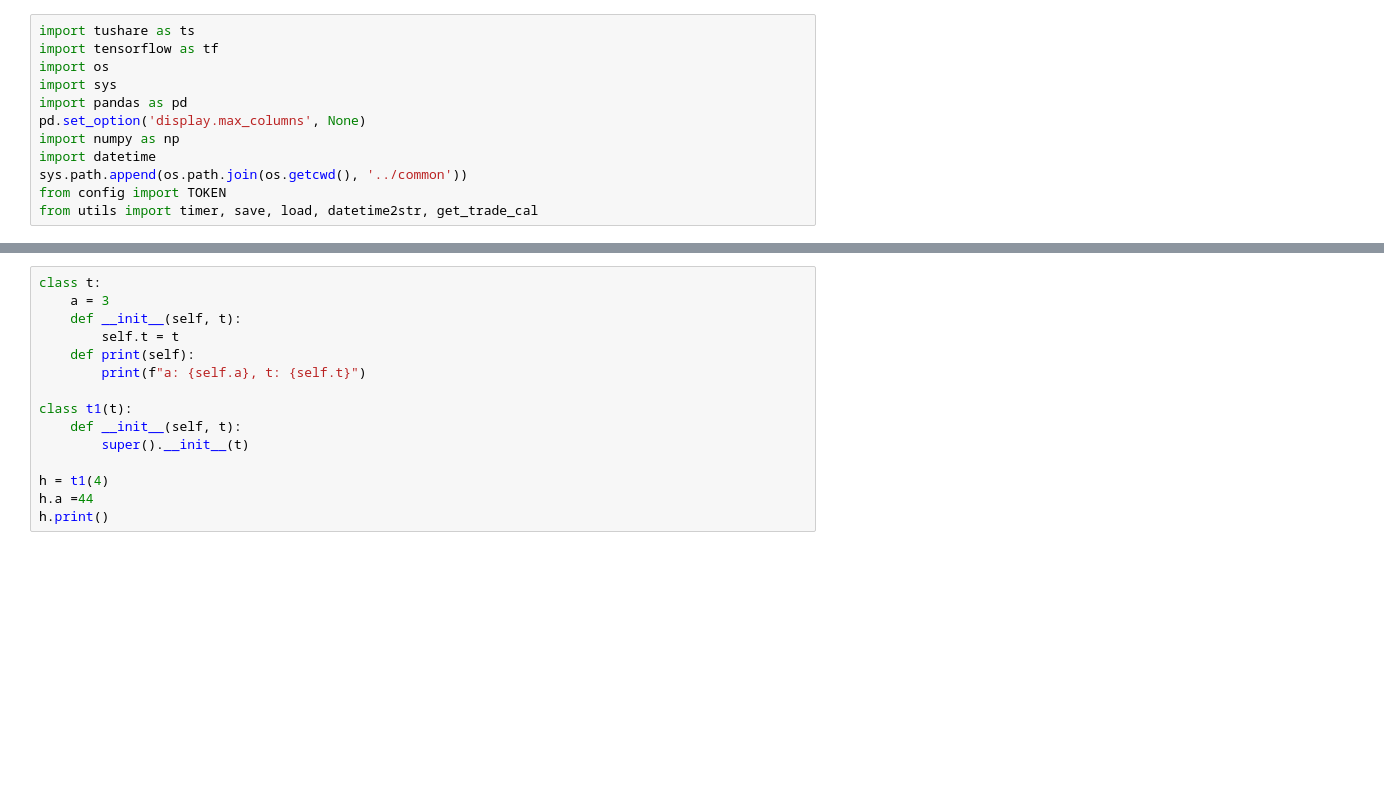
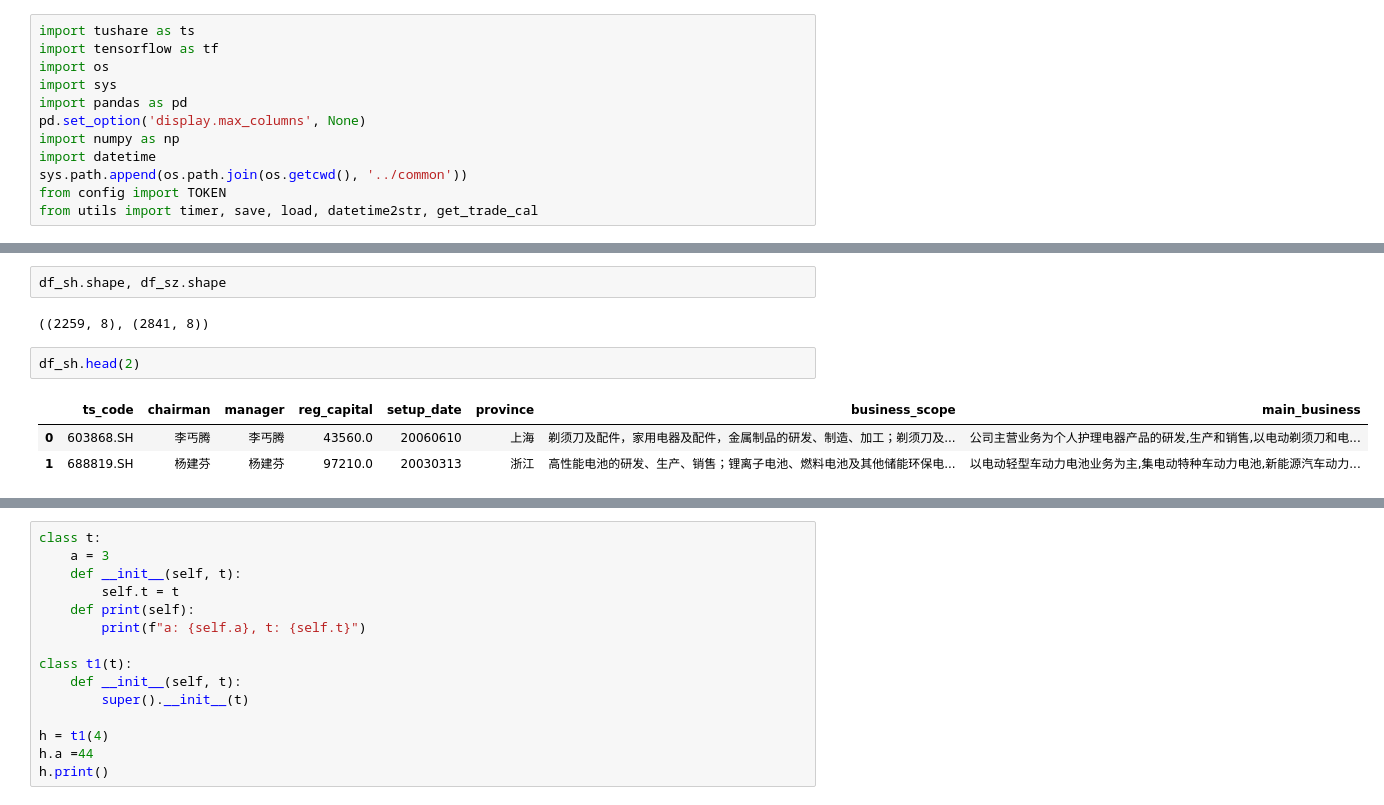
Before and after one commit to zhuangqingbin/StockProject, a Jupyter notebook: Debug/debug.ipynb, the cells around one changed output, grey strips where cells are left out. Drawn from its saved outputs; the diff is of its cells as text; blank space fills up the shorter version.

```diff
--- a/Debug/debug.ipynb
+++ b/Debug/debug.ipynb
@@ -16,0 +28,10 @@ tensorflow: 2.11.0, tushare: 1.2.86
+# %%
+df_sh.shape, df_sz.shape
+# %% [output]
+((2259, 8), (2841, 8))
+# %%
+df_sh.head(2)
+# %% [output]
+|  | ts_code | chairman | manager | reg_capital | setup_date | province | business_scope | main_business |
+| 0 | 603868.SH | 李丐腾 | 李丐腾 | 43560.0 | 20060610 | 上海 | 剃须刀及配件，家用电器及配件，金属制品的研发、制造、加工；剃须刀及... | 公司主营业务为个人护理电器产品的研发,生产和销售,以电动剃须刀和电... |
+| 1 | 688819.SH | 杨建芬 | 杨建芬 | 97210.0 | 20030313 | 浙江 | 高性能电池的研发、生产、销售；锂离子电池、燃料电池及其他储能环保电... | 以电动轻型车动力电池业务为主,集电动特种车动力电池,新能源汽车动力... |
```
Also changed, not shown: parts of 19 cells of this notebook, 1 other file.
